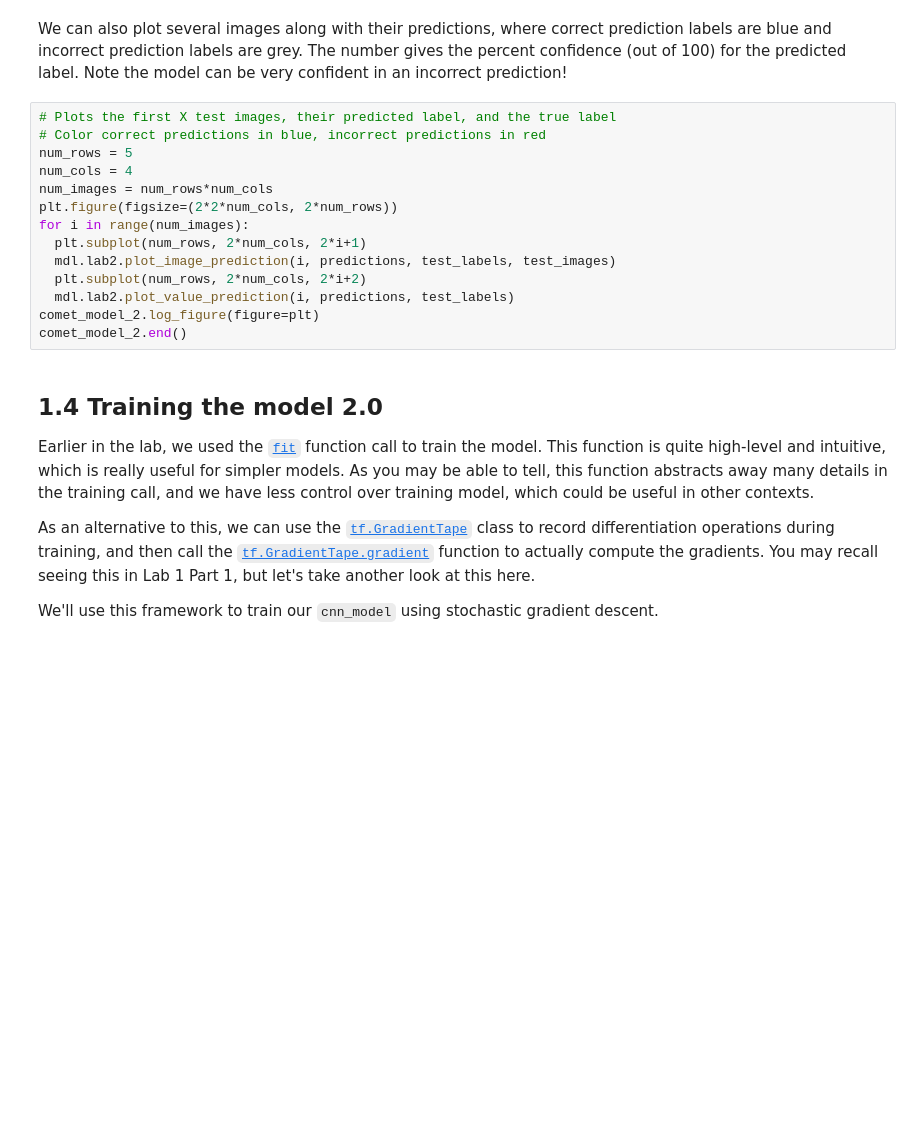
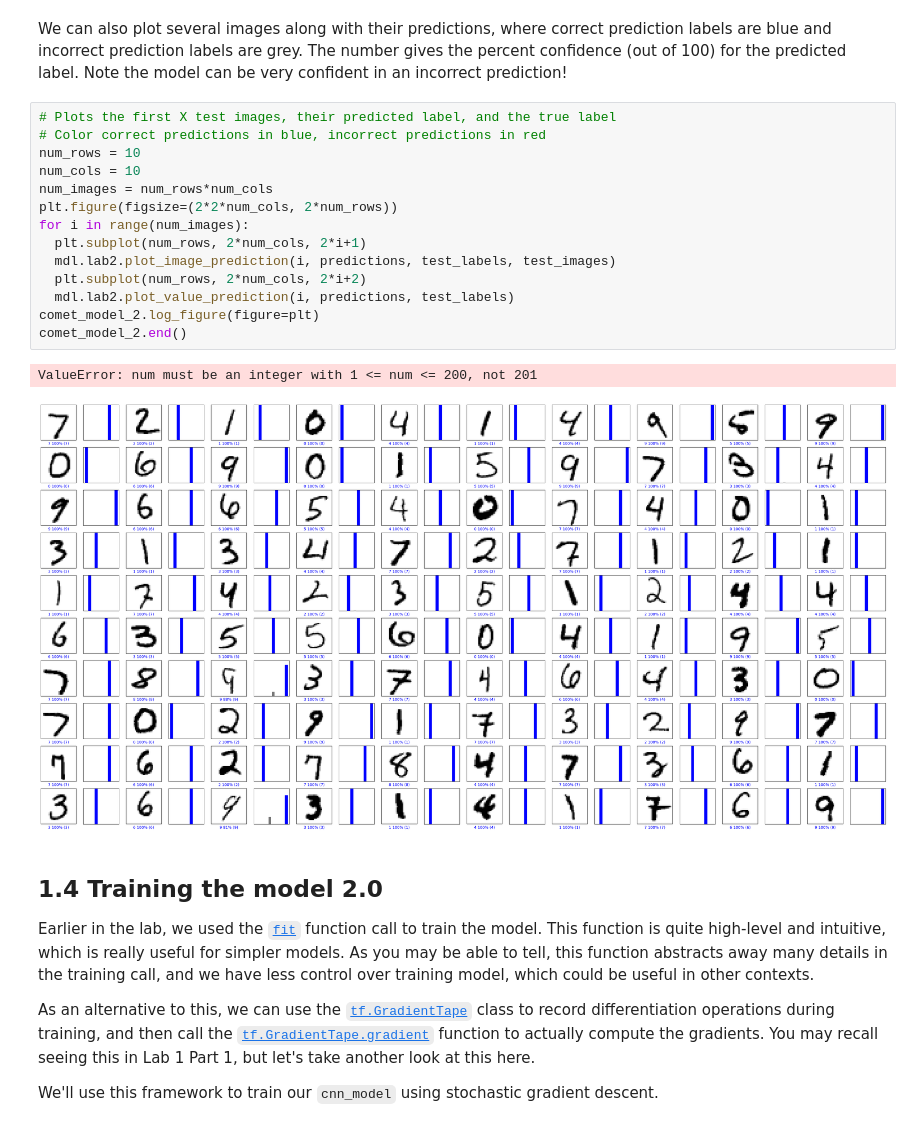
Before and after one commit to brendanhathaway/MIT-6.S191, a Jupyter notebook: lab2/Part1_MNIST.ipynb, the cells around one changed output. Cells and saved outputs as stored; diff of their text form; blank space fills up the shorter version.

```diff
--- a/lab2/Part1_MNIST.ipynb
+++ b/lab2/Part1_MNIST.ipynb
@@ -391,17 +396,20 @@ We can also plot several images along with their predictions, where correct pred
 # %%
 # Plots the first X test images, their predicted label, and the true label
 # Color correct predictions in blue, incorrect predictions in red
-num_rows = 5
-num_cols = 4
+num_rows = 10
+num_cols = 10
 num_images = num_rows*num_cols
 plt.figure(figsize=(2*2*num_cols, 2*num_rows))
 for i in range(num_images):
   plt.subplot(num_rows, 2*num_cols, 2*i+1)
   mdl.lab2.plot_image_prediction(i, predictions, test_labels, test_images)
   plt.subplot(num_rows, 2*num_cols, 2*i+2)
   mdl.lab2.plot_value_prediction(i, predictions, test_labels)
 comet_model_2.log_figure(figure=plt)
 comet_model_2.end()
+# %% [output]
+ValueError: num must be an integer with 1 <= num <= 200, not 201
+[figure, added]
 # %% [markdown]
 ## 1.4 Training the model 2.0
 
```
Also changed, not shown: parts of 3 cells of this notebook.
